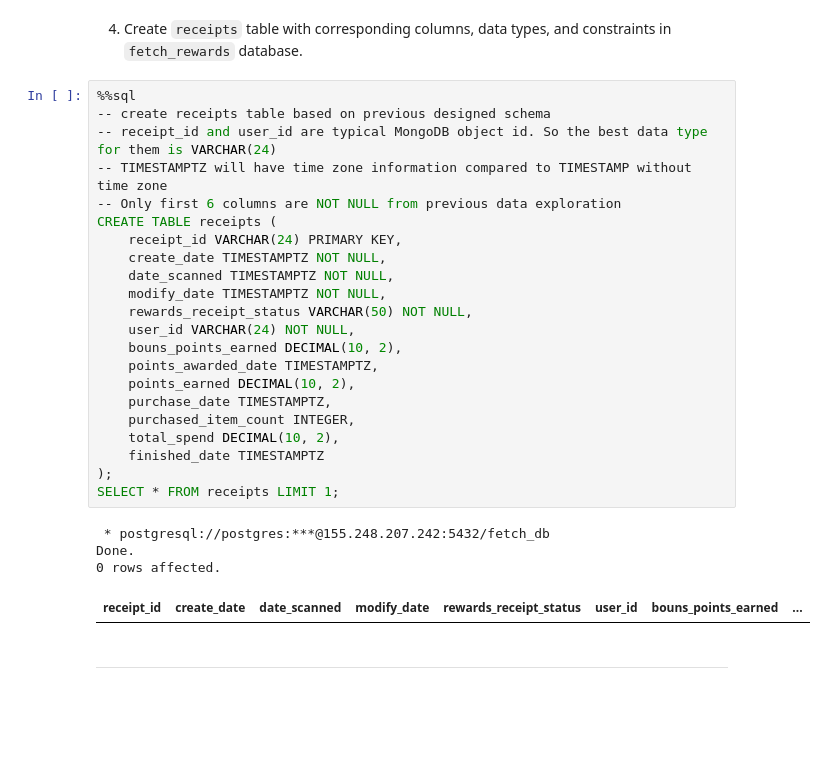
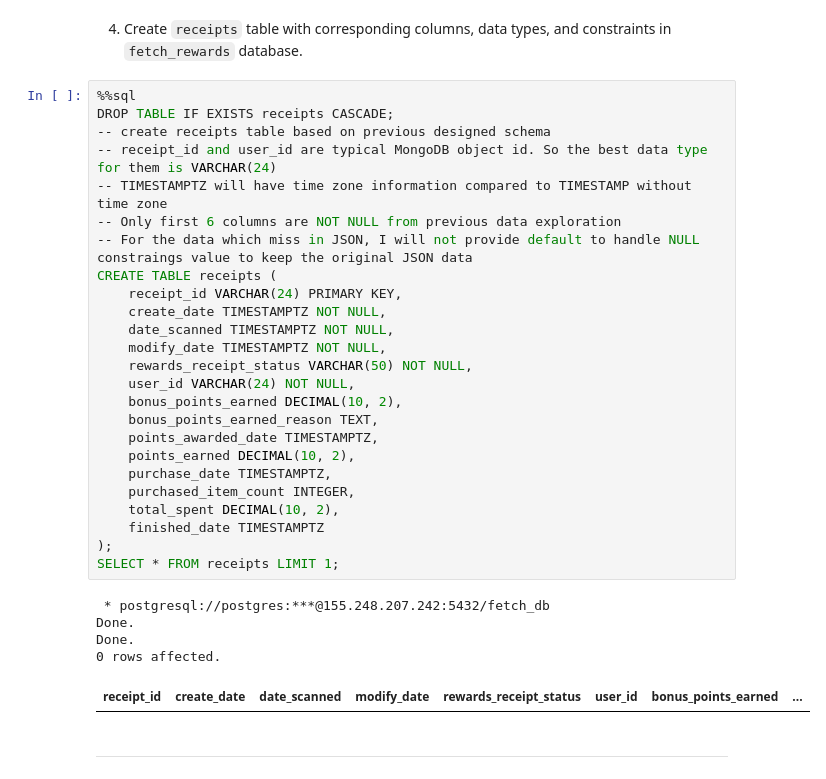
Before and after one commit to L3P3titPrince/015_FetchRewards_HW, a Jupyter notebook: src/FetchRewards_HW.ipynb, the cells around one changed output. Cells and saved outputs as stored; diff of their text form; blank space fills up the shorter version.

Commit message:
update receipts section

```diff
--- a/src/FetchRewards_HW.ipynb
+++ b/src/FetchRewards_HW.ipynb
@@ -243,31 +243,35 @@ is_oid_unique(data_list)
 4. Create `receipts` table with corresponding columns, data types, and constraints in `fetch_rewards` database.
 # %%
 %%sql
+DROP TABLE IF EXISTS receipts CASCADE;
 -- create receipts table based on previous designed schema
 -- receipt_id and user_id are typical MongoDB object id. So the best data type for them is VARCHAR(24)
 -- TIMESTAMPTZ will have time zone information compared to TIMESTAMP without time zone
 -- Only first 6 columns are NOT NULL from previous data exploration
+-- For the data which miss in JSON, I will not provide default to handle NULL constraings value to keep the original JSON data
 CREATE TABLE receipts (
     receipt_id VARCHAR(24) PRIMARY KEY,
     create_date TIMESTAMPTZ NOT NULL,
     date_scanned TIMESTAMPTZ NOT NULL,
     modify_date TIMESTAMPTZ NOT NULL,
     rewards_receipt_status VARCHAR(50) NOT NULL,
     user_id VARCHAR(24) NOT NULL,
-    bouns_points_earned DECIMAL(10, 2),
+    bonus_points_earned DECIMAL(10, 2),
+    bonus_points_earned_reason TEXT,
     points_awarded_date TIMESTAMPTZ,
     points_earned DECIMAL(10, 2),
     purchase_date TIMESTAMPTZ,
     purchased_item_count INTEGER,
-    total_spend DECIMAL(10, 2),
+    total_spent DECIMAL(10, 2),
     finished_date TIMESTAMPTZ
 );
 SELECT * FROM receipts LIMIT 1;
 # %% [output]
  * postgresql://postgres:***@155.248.207.242:5432/fetch_db
 Done.
+Done.
 0 rows affected.
-| receipt_id | create_date | date_scanned | modify_date | rewards_receipt_status | user_id | bouns_points_earned | ... |
+| receipt_id | create_date | date_scanned | modify_date | rewards_receipt_status | user_id | bonus_points_earned | ... |
 # %% [markdown]
 ---------------------
 # %% [markdown]
```
Also changed, not shown: parts of 33 cells of this notebook.
